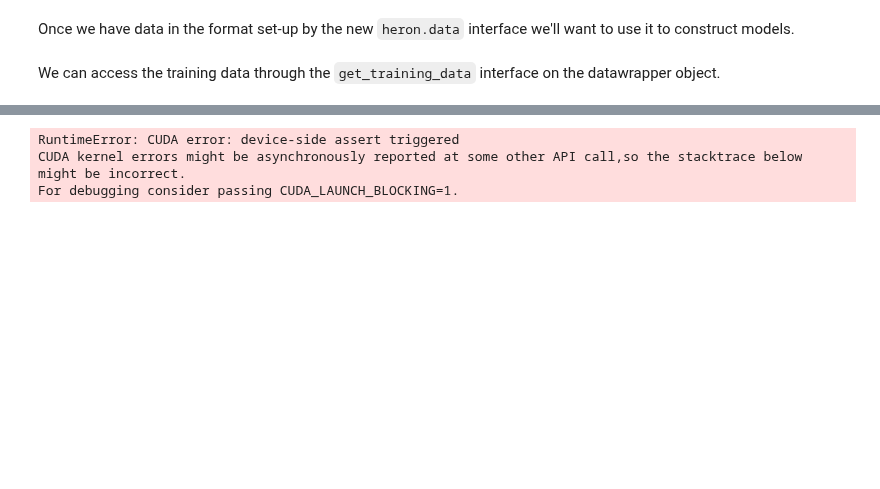
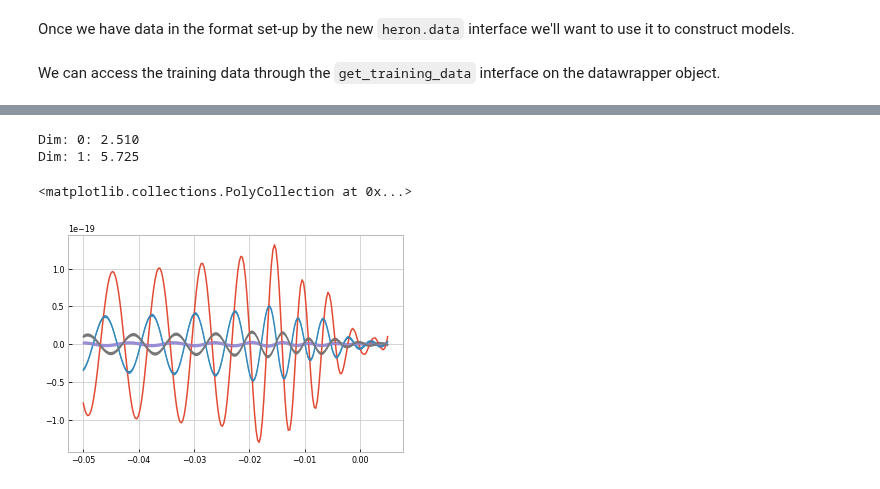
Before and after one commit to transientlunatic/heron, a Jupyter notebook: notebooks/new-data-interface/2. Training a model using the new data format.ipynb, the cells around one changed output, grey strips where cells are left out. Cells and saved outputs as stored; diff of their text form; code cells hidden in the pictures; blank space fills up the shorter version.

```diff
--- a/notebooks/new-data-interface/2. Training a model using the new data format.ipynb
+++ b/notebooks/new-data-interface/2. Training a model using the new data format.ipynb
@@ -18,4 +13,4 @@ from heron.models.torchbased import HeronCUDA, train
 # %%
 import numpy as np
 # %%
-model = HeronCUDA(datafile="test_file.h5", datalabel="mixed_model")
+model = HeronCUDA(datafile="test_file_2.h5", datalabel="IMR training", device="cuda")
@@ -37,6 +16,0 @@ torch.Size([100])
-# %%
-model.mean(times=np.linspace(-0.2, 0.05, 100), p={"mass_ratio":0.5})
-# %% [output]
-RuntimeError: CUDA error: device-side assert triggered
-CUDA kernel errors might be asynchronously reported at some other API call,so the stacktrace below might be incorrect.
-For debugging consider passing CUDA_LAUNCH_BLOCKING=1.
@@ -43,2 +23,23 @@ For debugging consider passing CUDA_LAUNCH_BLOCKING=1.
 # %%
-train(model)
+with gpytorch.settings.max_cg_iterations(1500):
+    train(model, iterations=10)
+# %% [output]
+Dim: 0: 2.510
+Dim: 1: 5.725
+# %%
+#with gpytorch.settings.max_cg_iterations(500):
+preds = model.mean(times=np.linspace(-.05, 0.005, 200), p={"mass ratio":1.0})
+plt.plot(preds[1].times, preds[1].data)
+plt.fill_between(preds[1].times, preds[1].data+np.sqrt(preds[1].variance), preds[1].data-np.sqrt(preds[1].variance))
+preds = model.mean(times=np.linspace(-.05, 0.005, 200), p={"mass ratio":0.7})
+plt.plot(preds[1].times, preds[1].data)
+plt.fill_between(preds[1].times, preds[1].data+np.sqrt(preds[1].variance), preds[1].data-np.sqrt(preds[1].variance))
+preds = model.mean(times=np.linspace(-.05, 0.005, 200), p={"mass ratio":0.5})
+plt.plot(preds[1].times, preds[1].data)
+plt.fill_between(preds[1].times, preds[1].data+np.sqrt(preds[1].variance), preds[1].data-np.sqrt(preds[1].variance))
+preds = model.mean(times=np.linspace(-.05, 0.005, 200), p={"mass ratio":0.3})
+plt.plot(preds[1].times, preds[1].data)
+plt.fill_between(preds[1].times, preds[1].data+np.sqrt(preds[1].variance), preds[1].data-np.sqrt(preds[1].variance))
+# %% [output]
+<matplotlib.collections.PolyCollection at 0x...>
+[figure, added]
```
Also changed, not shown: parts of 11 cells of this notebook, 3 other files.
